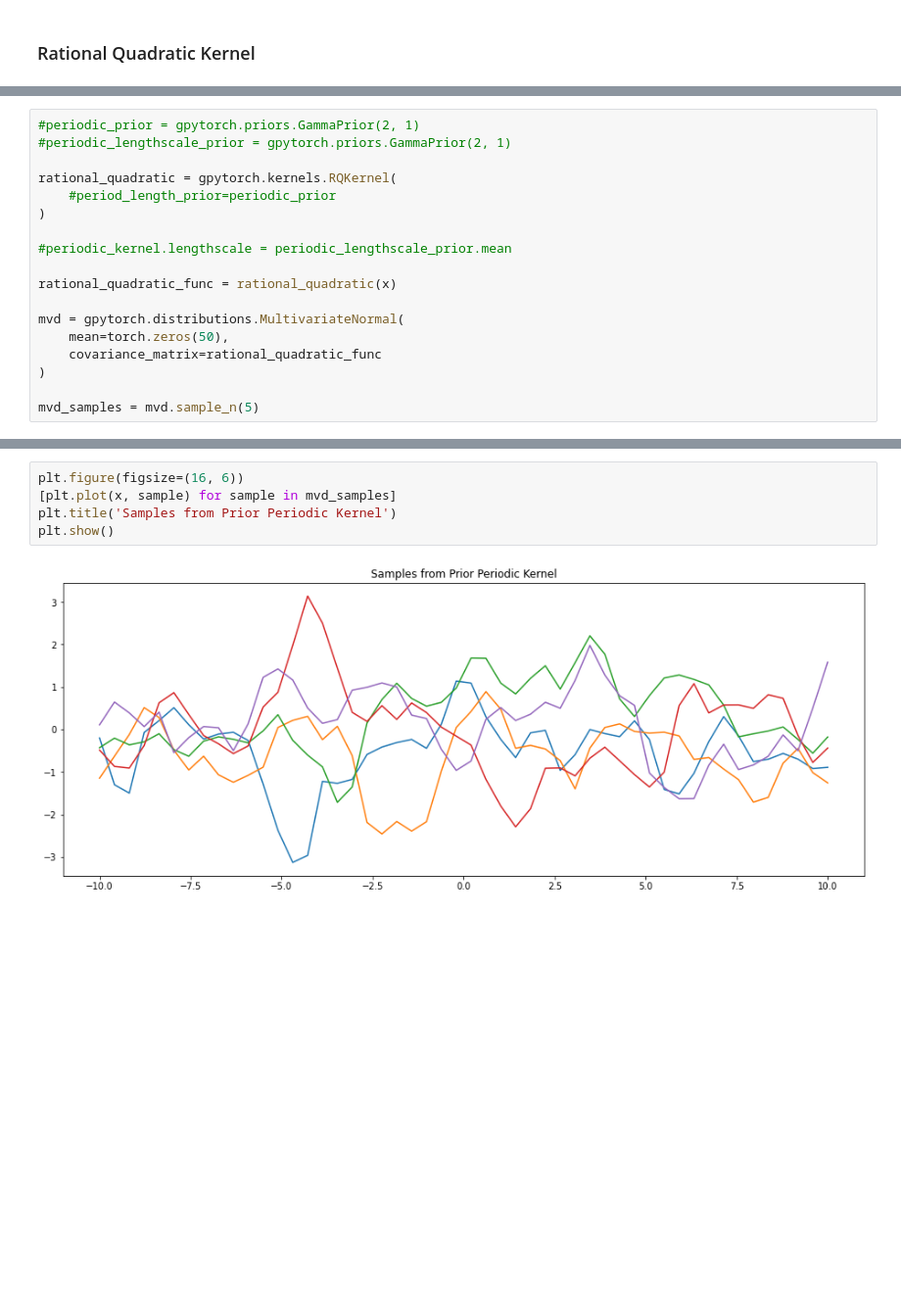
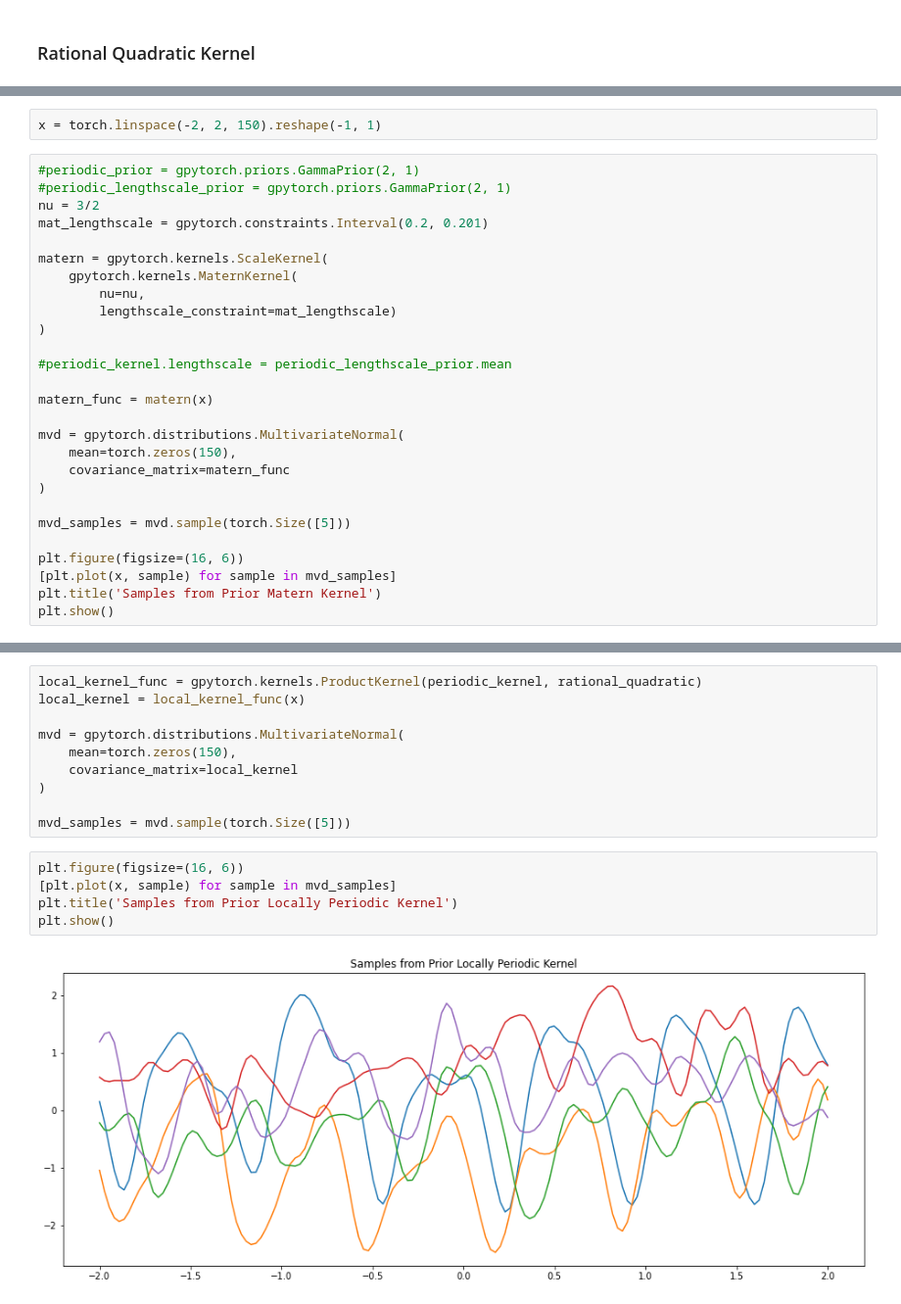
Before and after one commit to GStechschulte/energy-efficiency, a Jupyter notebook: models/gp_sample_prior_functions/sampling_prior_functions.ipynb, the cells around one changed output, grey strips where cells are left out. Shown at 98% size. Saved outputs shown, nothing was run; the diff lists cells and outputs as text; blank space fills up the shorter version.

```diff
--- a/models/gp_sample_prior_functions/sampling_prior_functions.ipynb
+++ b/models/gp_sample_prior_functions/sampling_prior_functions.ipynb
@@ -61,18 +115,29 @@ x = torch.linspace(-10, 10, 50).reshape(-1, 1)
+# %%
+x = torch.linspace(-2, 2, 150).reshape(-1, 1)
 # %%
 #periodic_prior = gpytorch.priors.GammaPrior(2, 1)
 #periodic_lengthscale_prior = gpytorch.priors.GammaPrior(2, 1)
+nu = 3/2
+mat_lengthscale = gpytorch.constraints.Interval(0.2, 0.201)
 
-rational_quadratic = gpytorch.kernels.RQKernel(
-    #period_length_prior=periodic_prior
+matern = gpytorch.kernels.ScaleKernel(
+    gpytorch.kernels.MaternKernel(
+        nu=nu,
+        lengthscale_constraint=mat_lengthscale)
 )
 
 #periodic_kernel.lengthscale = periodic_lengthscale_prior.mean
 
-rational_quadratic_func = rational_quadratic(x)
+matern_func = matern(x)
 
 mvd = gpytorch.distributions.MultivariateNormal(
-    mean=torch.zeros(50),
-    covariance_matrix=rational_quadratic_func
+    mean=torch.zeros(150),
+    covariance_matrix=matern_func
 )
 
-mvd_samples = mvd.sample_n(5)
+mvd_samples = mvd.sample(torch.Size([5]))
+
+plt.figure(figsize=(16, 6))
+[plt.plot(x, sample) for sample in mvd_samples]
+plt.title('Samples from Prior Matern Kernel')
+plt.show()
@@ -79,7 +152,17 @@ mvd_samples = mvd.sample_n(5)
+# %%
+local_kernel_func = gpytorch.kernels.ProductKernel(periodic_kernel, rational_quadratic)
+local_kernel = local_kernel_func(x)
+
+mvd = gpytorch.distributions.MultivariateNormal(
+    mean=torch.zeros(150),
+    covariance_matrix=local_kernel
+)
+
+mvd_samples = mvd.sample(torch.Size([5]))
 # %%
 plt.figure(figsize=(16, 6))
 [plt.plot(x, sample) for sample in mvd_samples]
-plt.title('Samples from Prior Periodic Kernel')
+plt.title('Samples from Prior Locally Periodic Kernel')
 plt.show()
 # %% [output]
-[figure, old version]
+[figure, new version]
```
Also changed, not shown: parts of 17 cells of this notebook, 18 other files.
